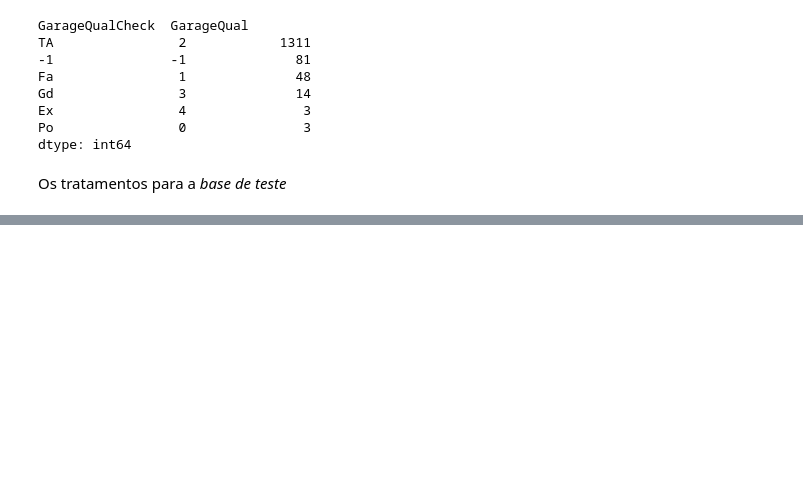
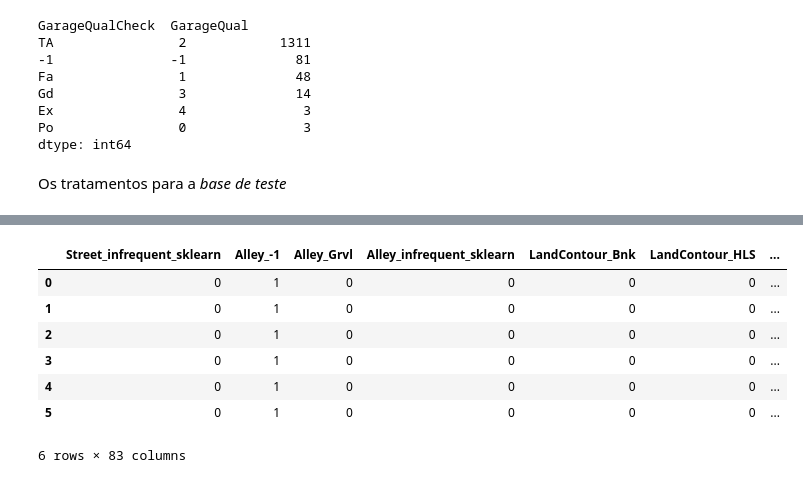
Before and after one commit to pedro-hnrq/House-Price, a Jupyter notebook: Analise_Exploratoria_dos_Dados.ipynb, the cells around one changed output, grey strips where cells are left out. Saved outputs shown, nothing was run; the diff lists cells and outputs as text; code cells hidden in the pictures; blank space fills up the shorter version.

Commit message:
feat: removing objects and exporting files

```diff
--- a/Analise_Exploratoria_dos_Dados.ipynb
+++ b/Analise_Exploratoria_dos_Dados.ipynb
@@ -801,0 +827,4 @@ teste.to_csv('/content/drive/MyDrive/house-prices-advanced-regression-techniques
+# %%
+# Podemos visualizar as colunas do ohe
+cols_ohe = train.columns[train.dtypes.values == 'object'][colunas_ohe]
+cols_ohe
@@ -801,0 +867,11 @@ teste.to_csv('/content/drive/MyDrive/house-prices-advanced-regression-techniques
+# %%
+# Criando o encoder
+ohe = OneHotEncoder(handle_unknown='infrequent_if_exist',
+                   min_frequency=50,
+                   drop='if_binary',
+                   dtype='int64'
+                   )
+# %%
+# Selecionando a base do ohe
+dados_ohe = train[cols_ohe]
+dados_ohe.head(3)
@@ -801,0 +884,17 @@ teste.to_csv('/content/drive/MyDrive/house-prices-advanced-regression-techniques
+# %%
+# Fit
+ohe = ohe.fit(dados_ohe)
+# %%
+# Fazendo o transform já em um DataFrame
+ohe_df = pd.DataFrame(ohe.transform(dados_ohe).toarray(),
+                     columns=ohe.get_feature_names_out())
+ohe_df.head(6)
+# %% [output]
+|  | Street_infrequent_sklearn | Alley_-1 | Alley_Grvl | Alley_infrequent_sklearn | LandContour_Bnk | LandContour_HLS | ... |
+| 0 | 0 | 1 | 0 | 0 | 0 | 0 | ... |
+| 1 | 0 | 1 | 0 | 0 | 0 | 0 | ... |
+| 2 | 0 | 1 | 0 | 0 | 0 | 0 | ... |
+| 3 | 0 | 1 | 0 | 0 | 0 | 0 | ... |
+| 4 | 0 | 1 | 0 | 0 | 0 | 0 | ... |
+| 5 | 0 | 1 | 0 | 0 | 0 | 0 | ... |
+6 rows × 83 columns
```
Also changed, not shown: parts of 74 cells of this notebook.
